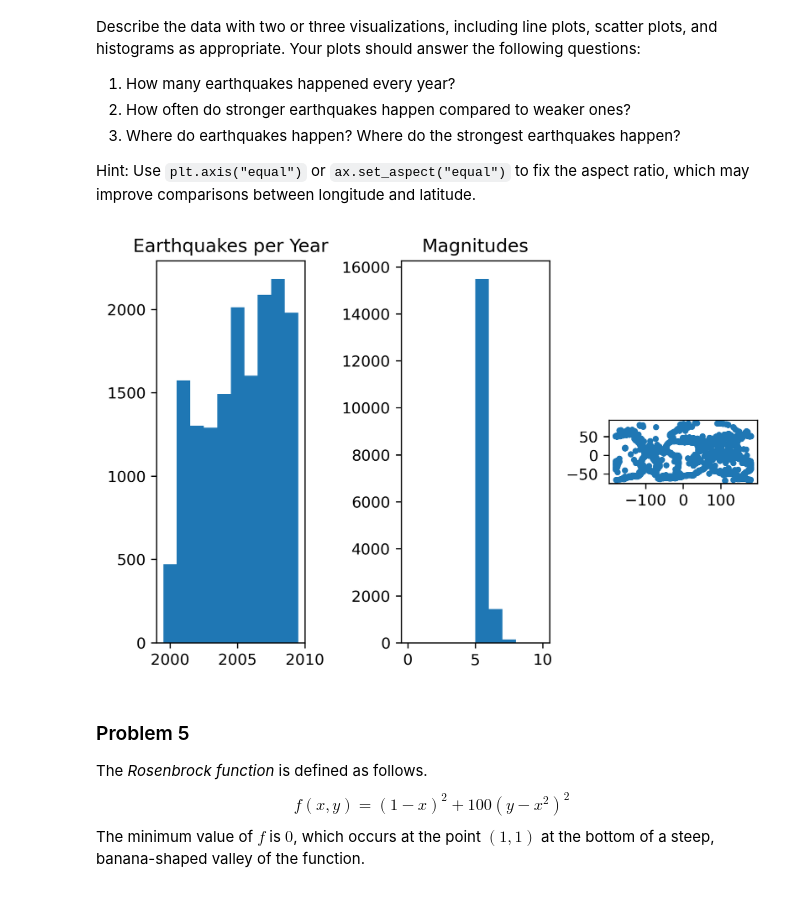
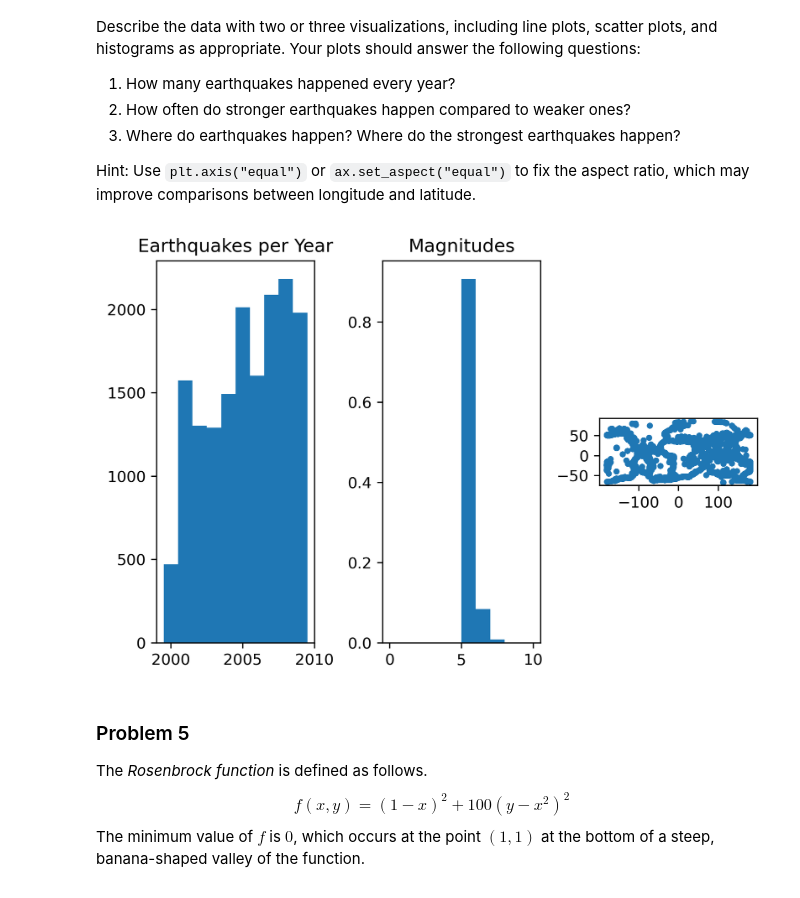
Before and after one commit to acjo/algorithims_optimization, a Jupyter notebook: DataVisualization/data_visualization.ipynb, the cells around one changed output. Saved outputs shown, nothing was run; the diff lists cells and outputs as text; code cells hidden in the pictures.

```diff
--- a/DataVisualization/data_visualization.ipynb
+++ b/DataVisualization/data_visualization.ipynb
@@ -251,23 +251,23 @@ Hint: Use `plt.axis("equal")` or `ax.set_aspect("equal")` to fix the aspect rati
 # %%
 years, magnitudes, longitude, latitude = np.load("earthquakes.npy").T
 
 fig, axs = plt.subplots(1, 3, constrained_layout=True)
 ax = axs[0]
 ax.hist(years, bins=np.arange(1999.5, 2010.5), label='Years')
 ax.set_title('Earthquakes per Year')
 ax = axs[1]
-ax.hist(magnitudes, bins=np.arange(0, 11), label='Magnitudes')
+ax.hist(magnitudes, bins=np.arange(0, 11), label='Magnitudes', density=True)
 ax.set_title('Magnitudes')
 #plt.plot(years, magnitudes, '.')
 #print(max(years))
 #plt.xlabel("Year")
 #plt.ylabel("Magnitude")
 ax = axs[2]
 ax.plot(longitude, latitude, '.')
 ax.set_aspect('equal')
 plt.show()
 # %% [output]
-[figure, old version]
+[figure, new version]
 # %% [markdown]
 ### Problem 5
 
```
